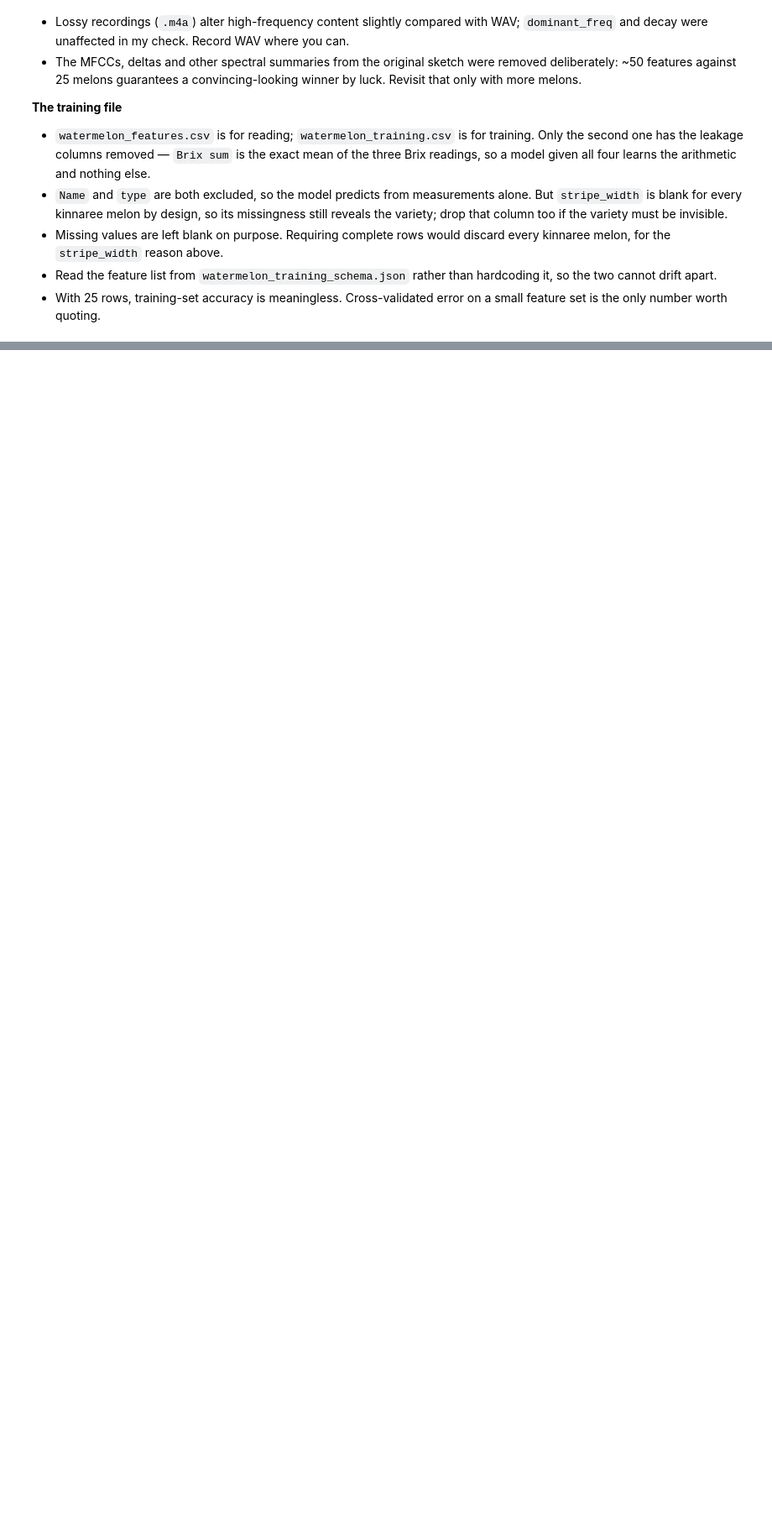
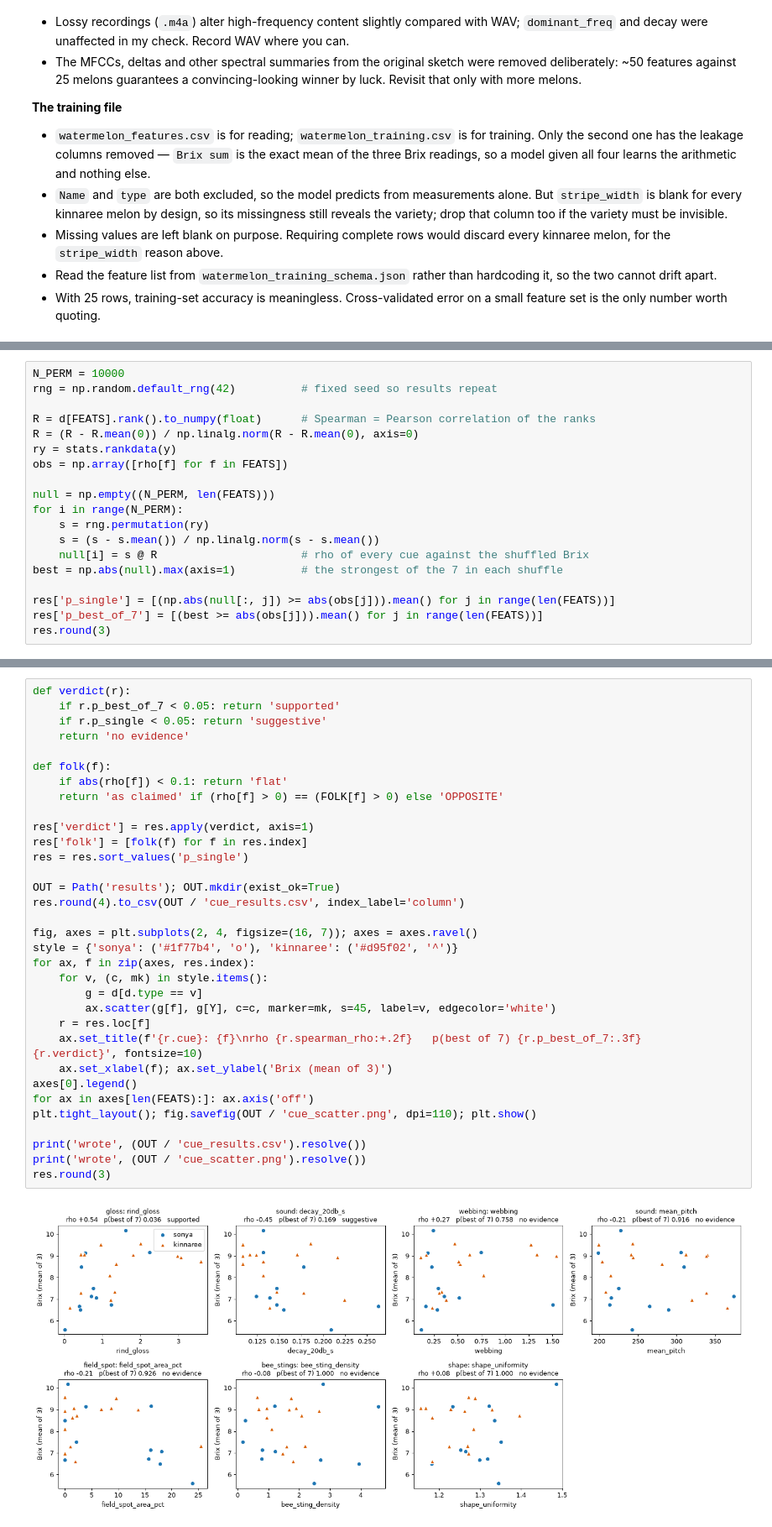
Before and after one commit to Some10n3/Watermelon, a Jupyter notebook: watermelon_features.ipynb, the cells around one changed output, grey strips where cells are left out. Shown at 84% size. Drawn from its saved outputs; the diff is of its cells as text; blank space fills up the shorter version.

```diff
--- a/watermelon_features.ipynb
+++ b/watermelon_features.ipynb
@@ -2046,0 +1873,19 @@ summary.round(2)
+# %%
+N_PERM = 10000
+rng = np.random.default_rng(42)          # fixed seed so results repeat
+
+R = d[FEATS].rank().to_numpy(float)      # Spearman = Pearson correlation of the ranks
+R = (R - R.mean(0)) / np.linalg.norm(R - R.mean(0), axis=0)
+ry = stats.rankdata(y)
+obs = np.array([rho[f] for f in FEATS])
+
+null = np.empty((N_PERM, len(FEATS)))
+for i in range(N_PERM):
+    s = rng.permutation(ry)
+    s = (s - s.mean()) / np.linalg.norm(s - s.mean())
+    null[i] = s @ R                      # rho of every cue against the shuffled Brix
+best = np.abs(null).max(axis=1)          # the strongest of the 7 in each shuffle
+
+res['p_single'] = [(np.abs(null[:, j]) >= abs(obs[j])).mean() for j in range(len(FEATS))]
+res['p_best_of_7'] = [(best >= abs(obs[j])).mean() for j in range(len(FEATS))]
+res.round(3)
@@ -2046,0 +1913,35 @@ summary.round(2)
+# %%
+def verdict(r):
+    if r.p_best_of_7 < 0.05: return 'supported'
+    if r.p_single < 0.05: return 'suggestive'
+    return 'no evidence'
+
+def folk(f):
+    if abs(rho[f]) < 0.1: return 'flat'
+    return 'as claimed' if (rho[f] > 0) == (FOLK[f] > 0) else 'OPPOSITE'
+
+res['verdict'] = res.apply(verdict, axis=1)
+res['folk'] = [folk(f) for f in res.index]
+res = res.sort_values('p_single')
+
+OUT = Path('results'); OUT.mkdir(exist_ok=True)
+res.round(4).to_csv(OUT / 'cue_results.csv', index_label='column')
+
+fig, axes = plt.subplots(2, 4, figsize=(16, 7)); axes = axes.ravel()
+style = {'sonya': ('#1f77b4', 'o'), 'kinnaree': ('#d95f02', '^')}
+for ax, f in zip(axes, res.index):
+    for v, (c, mk) in style.items():
+        g = d[d.type == v]
+        ax.scatter(g[f], g[Y], c=c, marker=mk, s=45, label=v, edgecolor='white')
+    r = res.loc[f]
+    ax.set_title(f'{r.cue}: {f}\nrho {r.spearman_rho:+.2f}   p(best of 7) {r.p_best_of_7:.3f}   {r.verdict}', fontsize=10)
+    ax.set_xlabel(f); ax.set_ylabel('Brix (mean of 3)')
+axes[0].legend()
+for ax in axes[len(FEATS):]: ax.axis('off')
+plt.tight_layout(); fig.savefig(OUT / 'cue_scatter.png', dpi=110); plt.show()
+
+print('wrote', (OUT / 'cue_results.csv').resolve())
+print('wrote', (OUT / 'cue_scatter.png').resolve())
+res.round(3)
+# %% [output]
+[figure, added]
```
Also changed, not shown: parts of 27 cells of this notebook, 2 other files.
